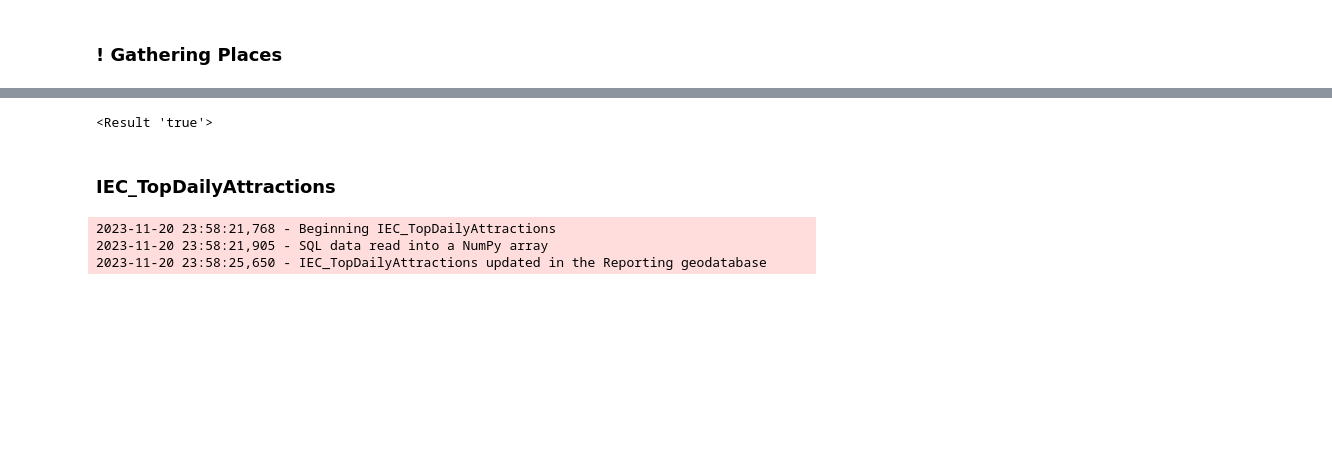
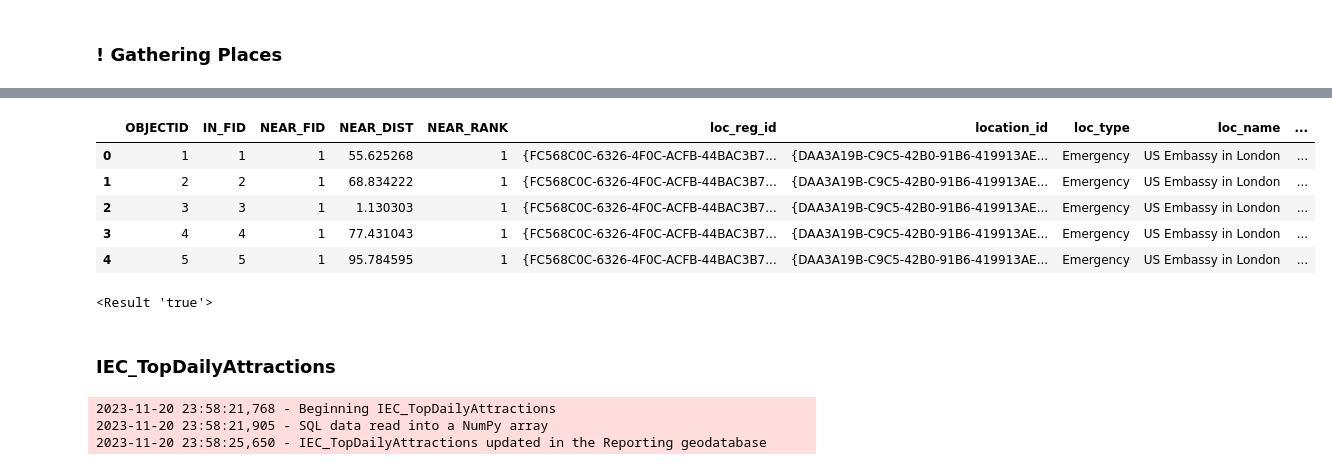
Before and after one commit to LK610/Travel, a Jupyter notebook: MakeReports.ipynb, the cells around one changed output, grey strips where cells are left out. Drawn from its saved outputs; the diff is of its cells as text; code cells hidden in the pictures; blank space fills up the shorter version.

```diff
--- a/MakeReports.ipynb
+++ b/MakeReports.ipynb
@@ -350,0 +384,12 @@ appendNear(os.path.join(scratch, "inFC"), os.path.join(scratch, "NearTable"))
+# %%
+#table = r"C:\GIS\ArcMap_default_folder\Default.gdb\grids"
+columns = [f.name for f in arcpy.ListFields(os.path.join(scratch, "NearTable")) if f.type!="Geometry"] #List the fields you want to include. I want all columns except the geometry
+df = pd.DataFrame(data=arcpy.da.SearchCursor(os.path.join(scratch, "NearTable"), columns), columns=columns)
+df
+# %% [output]
+|  | OBJECTID | IN_FID | NEAR_FID | NEAR_DIST | NEAR_RANK | loc_reg_id | location_id | loc_type | loc_name | ... |
+| 0 | 1 | 1 | 1 | 55.625268 | 1 | {FC568C0C-6326-4F0C-ACFB-44BAC3B7... | {DAA3A19B-C9C5-42B0-91B6-419913AE... | Emergency | US Embassy in London | ... |
+| 1 | 2 | 2 | 1 | 68.834222 | 1 | {FC568C0C-6326-4F0C-ACFB-44BAC3B7... | {DAA3A19B-C9C5-42B0-91B6-419913AE... | Emergency | US Embassy in London | ... |
+| 2 | 3 | 3 | 1 | 1.130303 | 1 | {FC568C0C-6326-4F0C-ACFB-44BAC3B7... | {DAA3A19B-C9C5-42B0-91B6-419913AE... | Emergency | US Embassy in London | ... |
+| 3 | 4 | 4 | 1 | 77.431043 | 1 | {FC568C0C-6326-4F0C-ACFB-44BAC3B7... | {DAA3A19B-C9C5-42B0-91B6-419913AE... | Emergency | US Embassy in London | ... |
+| 4 | 5 | 5 | 1 | 95.784595 | 1 | {FC568C0C-6326-4F0C-ACFB-44BAC3B7... | {DAA3A19B-C9C5-42B0-91B6-419913AE... | Emergency | US Embassy in London | ... |
```
Also changed, not shown: parts of 9 cells of this notebook, 5 other files.
